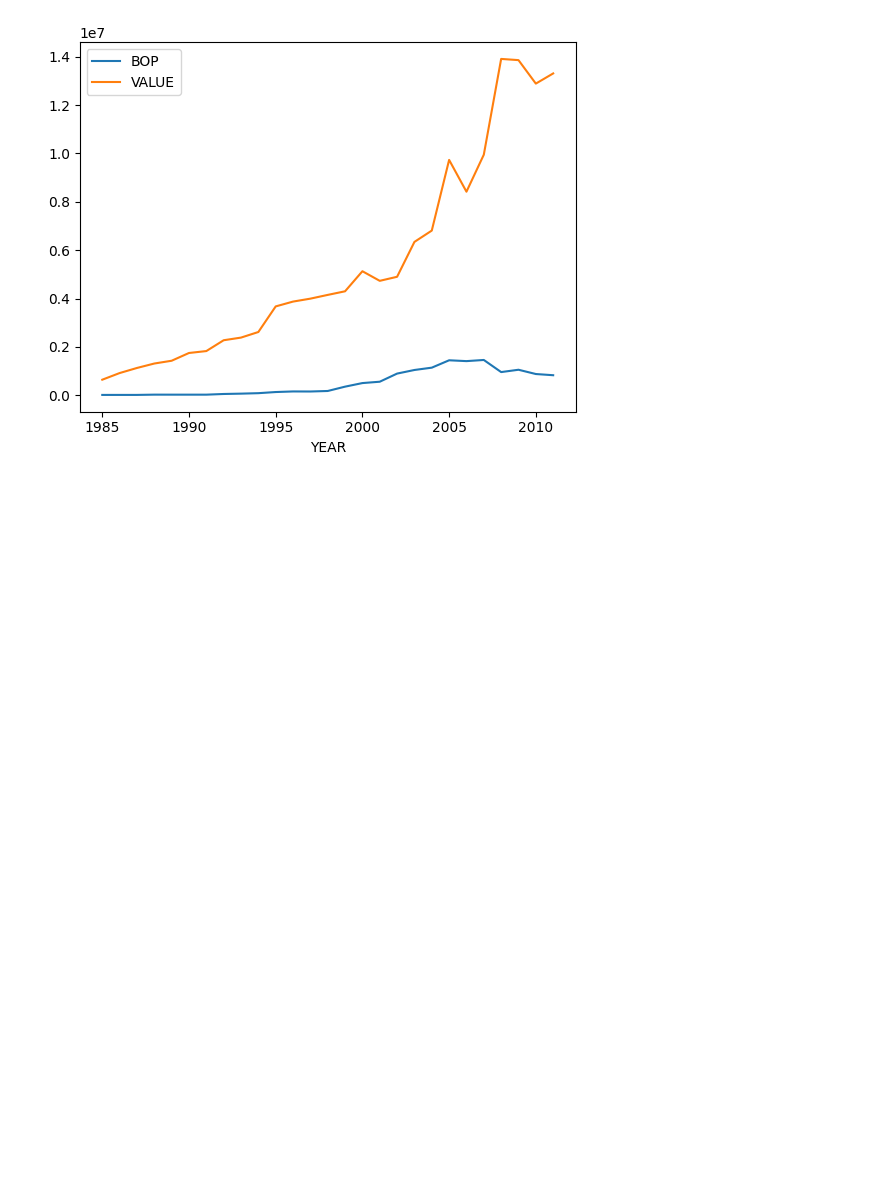
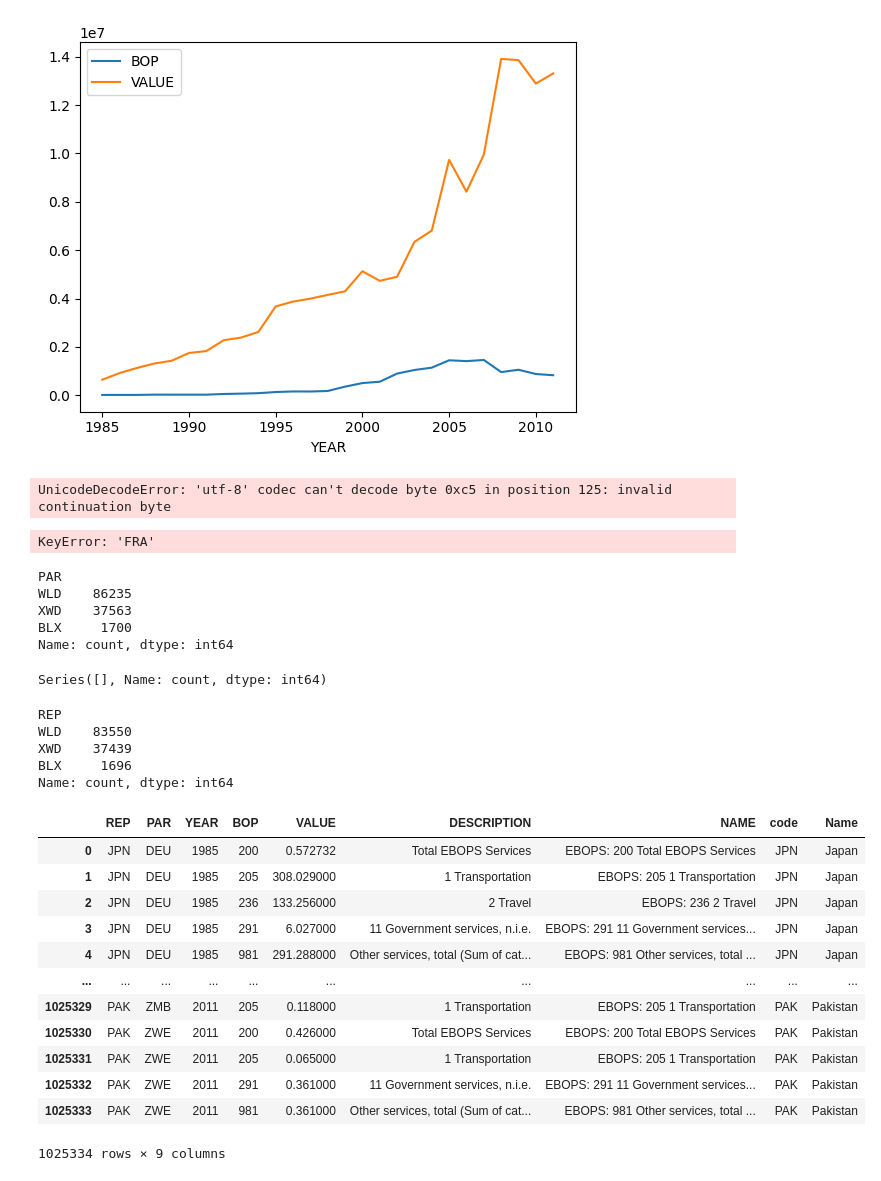
Before and after one commit to Ikram-Zak/WITS, a Jupyter notebook: example.ipynb, the cells around one changed output. Drawn from its saved outputs; the diff is of its cells as text; code cells hidden in the pictures; blank space fills up the shorter version.

```diff
--- a/example.ipynb
+++ b/example.ipynb
@@ -109,3 +109,21 @@ filterDF.groupby('YEAR').sum("BOP").plot()
 # %% [output]
 <Axes: xlabel='YEAR'>
 [figure]
+# %%
+df1 = pd.read_csv('TSD_February2015.csv')
+df2 = pd.read_csv('country_codes.csv')
+df3 = pd.read_csv('AllCountries_with_XWD.csv')
+# %% [output]
+UnicodeDecodeError: 'utf-8' codec can't decode byte 0xc5 in position 125: invalid continuation byte
+# %%
+df2.code["FRA"]
+# %% [output]
+KeyError: 'FRA'
+# %%
+df1[~df1['PAR'].isin(list(df2.code))].value_counts("PAR")
+# %% [output]
+PAR
+WLD    86235
+XWD    37563
+BLX     1700
+Name: count, dtype: int64
@@ -111,0 +133,31 @@ filterDF.groupby('YEAR').sum("BOP").plot()
+# %%
+
+# with the WITS list
+df1[~df1['PAR'].isin(list(df3.ISO3))].value_counts("PAR")
+# %% [output]
+Series([], Name: count, dtype: int64)
+# %%
+df1[~df1['REP'].isin(list(df2.code))].value_counts("REP")
+# %% [output]
+REP
+WLD    83550
+XWD    37439
+BLX     1696
+Name: count, dtype: int64
+# %%
+merge_rep = pd.merge(df1, df2, left_on='REP', right_on='code', how='inner')
+merge_rep
+# %% [output]
+|  | REP | PAR | YEAR | BOP | VALUE | DESCRIPTION | NAME | code | Name |
+| 0 | JPN | DEU | 1985 | 200 | 0.572732 | Total EBOPS Services | EBOPS: 200 Total EBOPS Services | JPN | Japan |
+| 1 | JPN | DEU | 1985 | 205 | 308.029000 | 1 Transportation | EBOPS: 205 1 Transportation | JPN | Japan |
+| 2 | JPN | DEU | 1985 | 236 | 133.256000 | 2 Travel | EBOPS: 236 2 Travel | JPN | Japan |
+| 3 | JPN | DEU | 1985 | 291 | 6.027000 | 11 Government services, n.i.e. | EBOPS: 291 11 Government services... | JPN | Japan |
+| 4 | JPN | DEU | 1985 | 981 | 291.288000 | Other services, total (Sum of cat... | EBOPS: 981 Other services, total ... | JPN | Japan |
+| ... | ... | ... | ... | ... | ... | ... | ... | ... | ... |
+| 1025329 | PAK | ZMB | 2011 | 205 | 0.118000 | 1 Transportation | EBOPS: 205 1 Transportation | PAK | Pakistan |
+| 1025330 | PAK | ZWE | 2011 | 200 | 0.426000 | Total EBOPS Services | EBOPS: 200 Total EBOPS Services | PAK | Pakistan |
+| 1025331 | PAK | ZWE | 2011 | 205 | 0.065000 | 1 Transportation | EBOPS: 205 1 Transportation | PAK | Pakistan |
+| 1025332 | PAK | ZWE | 2011 | 291 | 0.361000 | 11 Government services, n.i.e. | EBOPS: 291 11 Government services... | PAK | Pakistan |
+| 1025333 | PAK | ZWE | 2011 | 981 | 0.361000 | Other services, total (Sum of cat... | EBOPS: 981 Other services, total ... | PAK | Pakistan |
+1025334 rows × 9 columns
```
Also changed, not shown: parts of 6 cells of this notebook.
